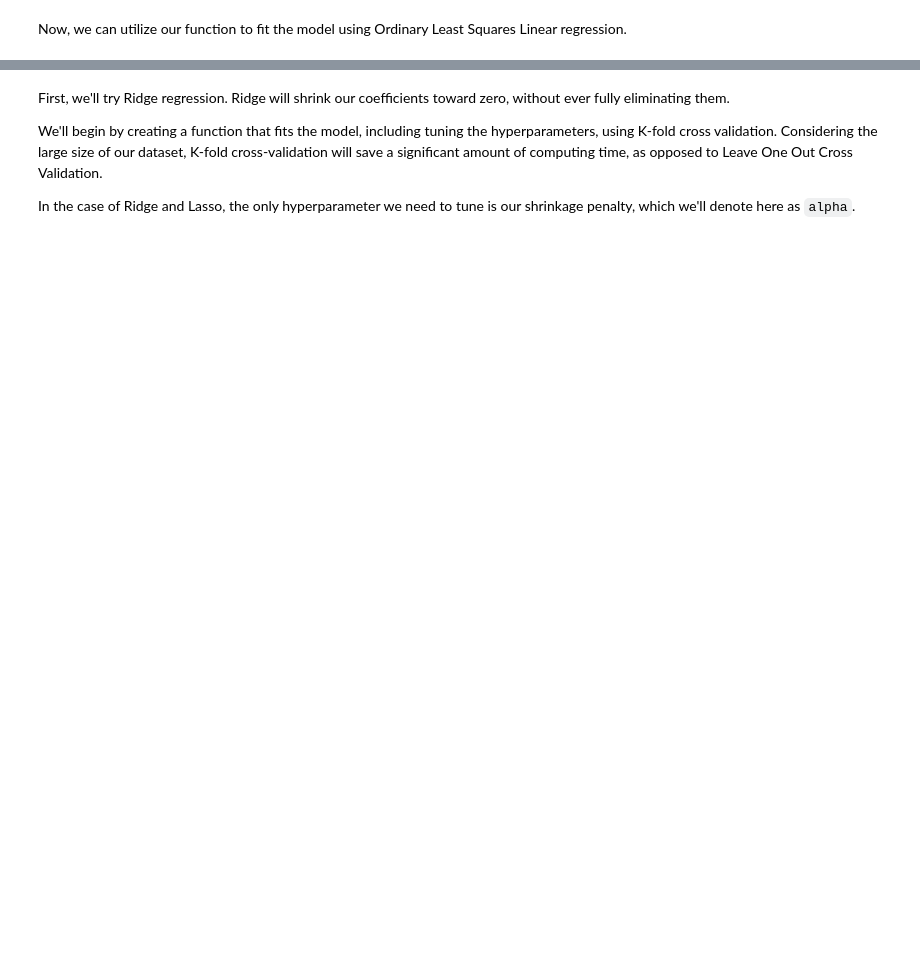
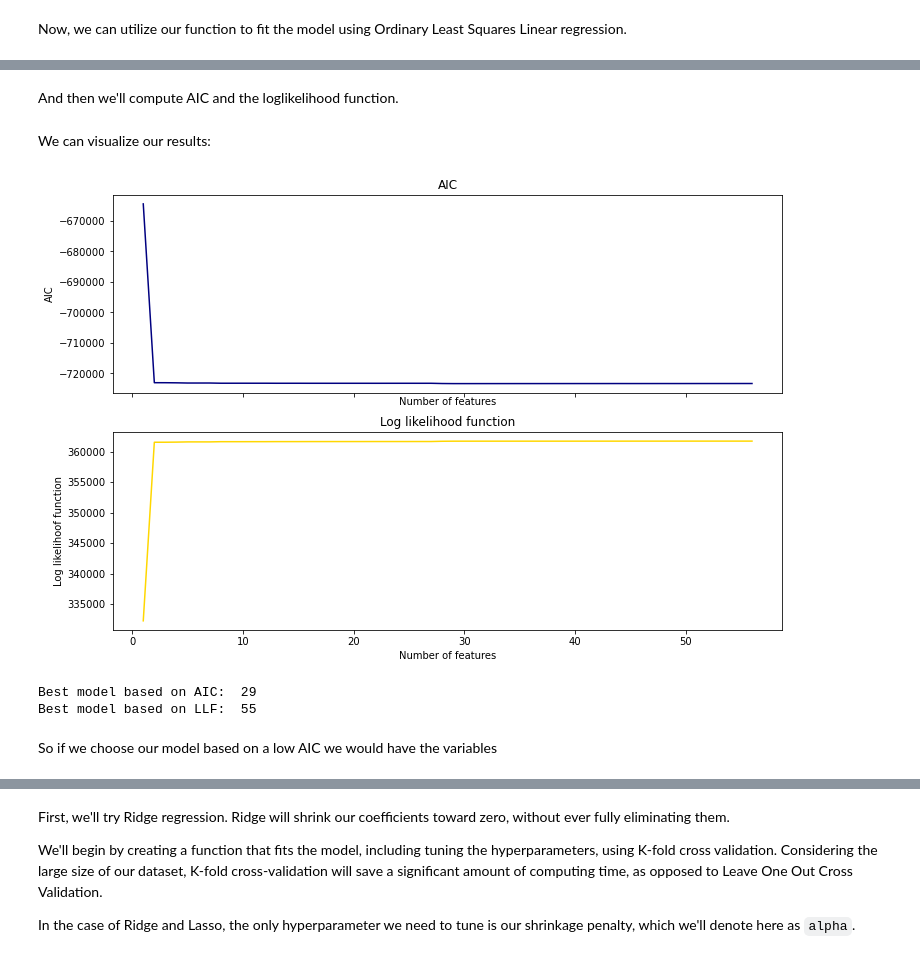
Before and after one commit to hikari-murayama/CA_ag_pollution, a Jupyter notebook: Final_Project_Notebook.ipynb, the cells around one changed output, grey strips where cells are left out. Cells and saved outputs as stored; diff of their text form; code cells hidden in the pictures; blank space fills up the shorter version.

Commit message:
hikari's first pass for Question 2

```diff
--- a/Final_Project_Notebook.ipynb
+++ b/Final_Project_Notebook.ipynb
@@ -221,4 +369,5 @@ X_stats = sm.add_constant(X_train)
 #Fit OLS regression
 sm_model = sm.OLS(y_train, X_stats)
 results = sm_model.fit()
+results_summary = results.summary()
 results.summary()
@@ -262,0 +512,51 @@ Discussion.
+# %%
+# Sort variables in order we think they're important (important ones first)
+vars_to_add = results_summary_df['index']
+# %% [markdown]
+And then we'll compute AIC and the loglikelihood function.
+# %%
+def computeAIC(fit_model,k):
+    llf = fit_model.llf # get likelihood
+    AIC = 2*k - 2*llf # calculate AIC
+
+    return AIC
+# %%
+AIC_results = []
+llf_results = []
+
+for i, var in enumerate(vars_to_add):
+    X = X_train[vars_to_add[:i]]
+    X2 = sm.add_constant(X)
+    sm_model = sm.OLS(y_train, X2)
+    results = sm_model.fit()
+
+    llf_results.append(results.llf)
+    AIC_results.append(computeAIC(results,i))
+# %% [markdown]
+We can visualize our results:
+# %%
+fig, (ax0,ax1) = plt.subplots(nrows=2, sharex=True, figsize = (12,8))
+
+# AIC
+ax0.plot(np.arange(1,len(vars_to_add)+1), AIC_results, color = 'navy')
+ax0.set_xlabel('Number of features')
+ax0.set_ylabel('AIC')
+ax0.set_title('AIC')
+
+# Log likelihood function
+ax1.plot(np.arange(1,len(vars_to_add)+1), llf_results, color = 'gold')
+ax1.set_xlabel('Number of features')
+ax1.set_ylabel('Log likelihoof function')
+ax1.set_title('Log likelihood function')
+
+plt.show()
+# %% [output]
+[figure, added]
+# %%
+print("Best model based on AIC: ", np.argmin(AIC_results))
+print("Best model based on LLF: ", np.argmax(llf_results))
+# %% [output]
+Best model based on AIC:  29
+Best model based on LLF:  55
+# %% [markdown]
+So if we choose our model based on a low AIC we would have the variables
```
Also changed, not shown: parts of 46 cells of this notebook.
